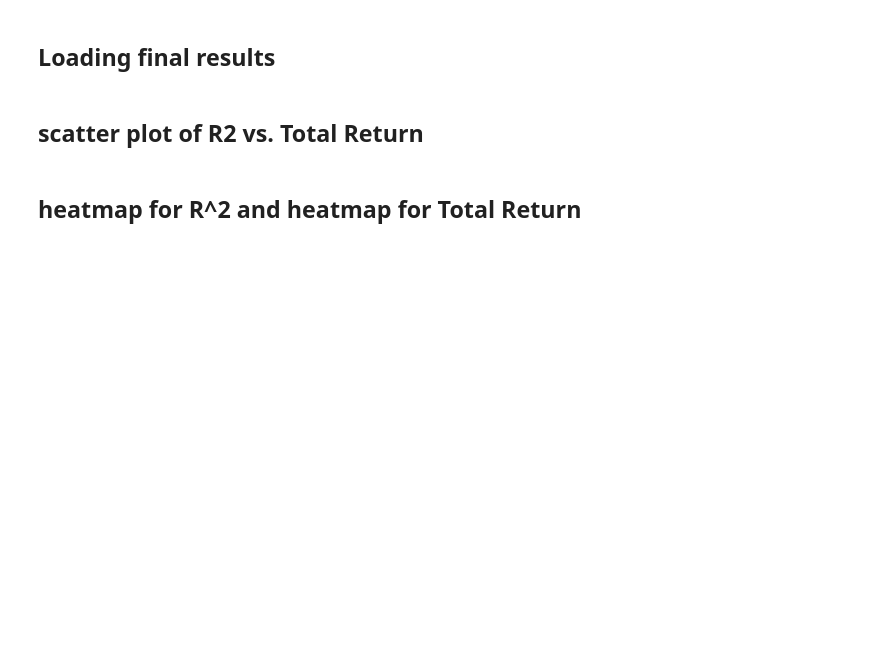
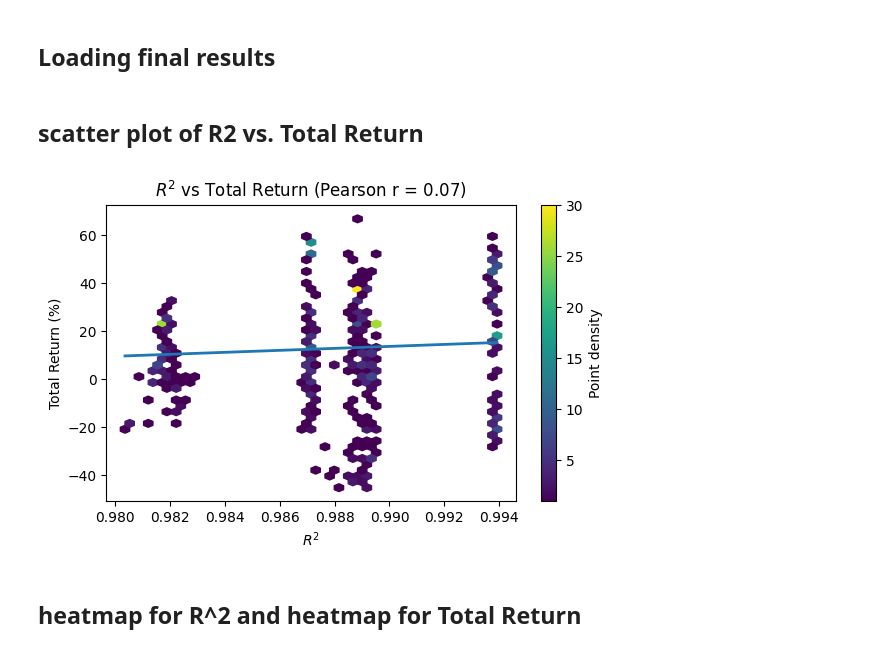
Before and after one commit to AivarasBi/ML, a Jupyter notebook: Machine_Learning_Models_and_Ensemble_Methods_for_Stock_Index_Return_Forecasting.ipynb, the cells around one changed output. Drawn from its saved outputs; the diff is of its cells as text; code cells hidden in the pictures; blank space fills up the shorter version.

```diff
--- a/Machine_Learning_Models_and_Ensemble_Methods_for_Stock_Index_Return_Forecasting.ipynb
+++ b/Machine_Learning_Models_and_Ensemble_Methods_for_Stock_Index_Return_Forecasting.ipynb
@@ -1550,3 +1736,37 @@ cb.set_label("Point density")
+# %%
+x = df["R_squered"].values
+y = df["Total Return"].values * 100
+
+# Pearson correlation
+r, _ = pearsonr(x, y)
+
+fig, ax = plt.subplots(figsize=(6, 4))
+
+hb = ax.hexbin(
+    x, y,
+    gridsize=40,
+    mincnt=1,
+    cmap="viridis"
+)
+
+# Regression line
+m, b = np.polyfit(x, y, 1)
+xx = np.linspace(x.min(), x.max(), 100)
+ax.plot(xx, m * xx + b, color="tab:blue", linewidth=2)
+
+ax.set_xlabel(r"$R^2$")
+ax.set_ylabel("Total Return (%)")
+ax.set_title(rf"$R^2$ vs Total Return (Pearson r = {r:.2f})")
+
+cb = fig.colorbar(hb, ax=ax)
+cb.set_label("Point density")
+
+fig.tight_layout()
+fig.savefig("r2_vs_total_return.pdf")
+plt.show()
+plt.close(fig)
+# %% [output]
+[figure, added]
 # %% [markdown]
 ## heatmap for R^2 and heatmap for Total Return
 # %%
```
Also changed, not shown: parts of 25 cells of this notebook.
